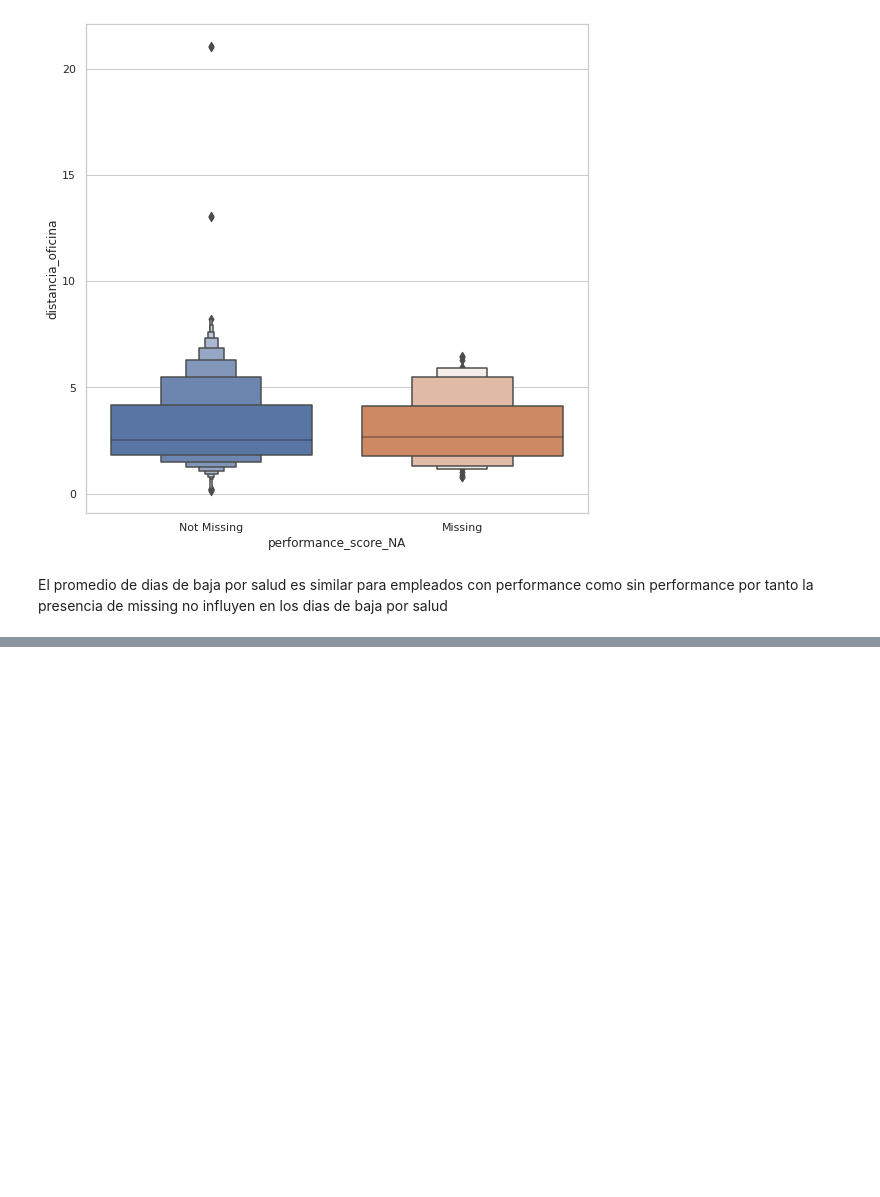
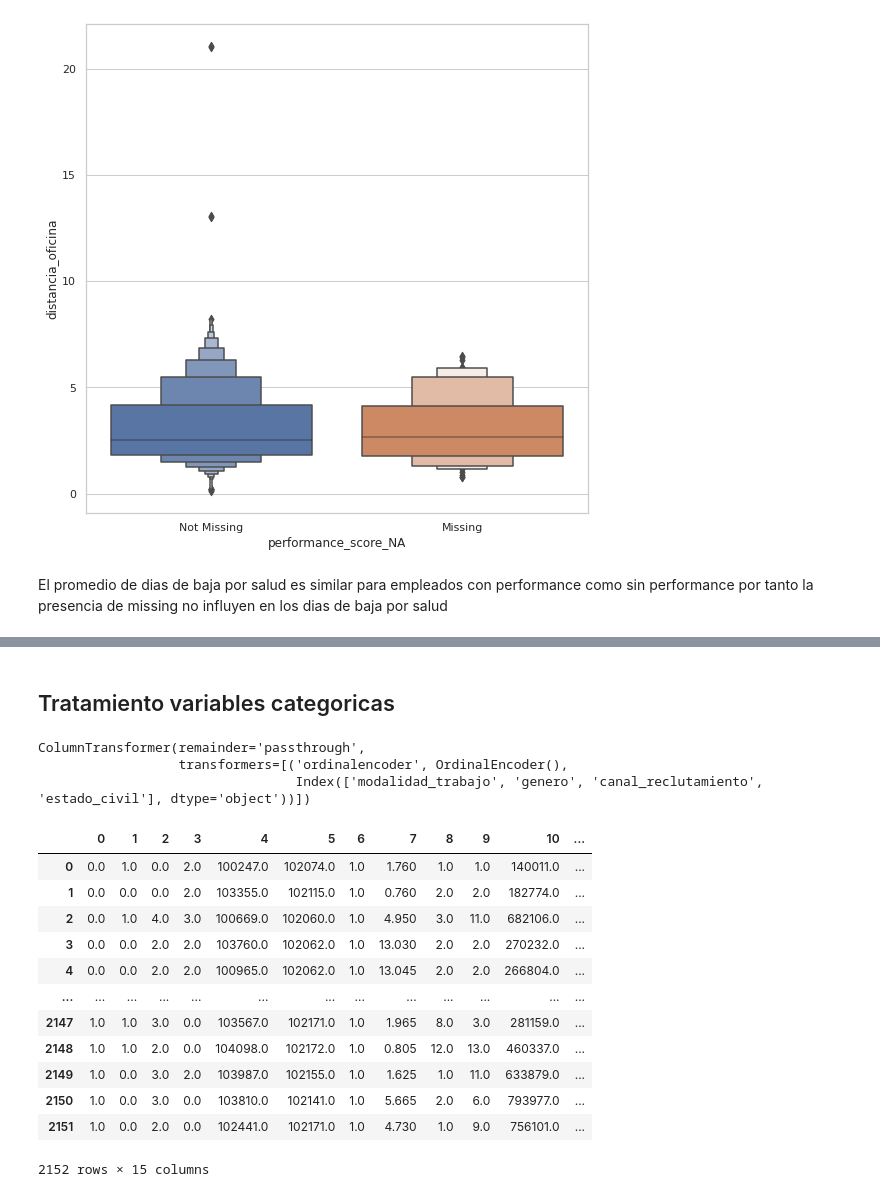
Before and after one commit to Freakscode/hackaton-indra, a Jupyter notebook: Datos_Hackaton/analisis_missing_train.ipynb, the cells around one changed output, grey strips where cells are left out. Drawn from its saved outputs; the diff is of its cells as text; code cells hidden in the pictures; blank space fills up the shorter version.

```diff
--- a/Datos_Hackaton/analisis_missing_train.ipynb
+++ b/Datos_Hackaton/analisis_missing_train.ipynb
@@ -462,0 +503,49 @@ El promedio de dias de baja por salud es similar para empleados con performance
+# %% [markdown]
+## Tratamiento variables categoricas
+# %%
+# nombre de las variables categoricas
+categorical_v = (
+    df.select_dtypes(include=[object, 'category']).columns
+)
+# %%
+import sklearn.compose
+import sklearn.impute
+import sklearn.preprocessing
+import statsmodels.api as sm
+import statsmodels.datasets
+
+
+# funcion transformador
+
+categorical_transformer = sklearn.compose.make_column_transformer(
+    (sklearn.preprocessing.OrdinalEncoder(), categorical_v),
+    remainder='passthrough'
+)
+
+categorical_transformer
+# %% [output]
+ColumnTransformer(remainder='passthrough',
+                  transformers=[('ordinalencoder', OrdinalEncoder(),
+                                 Index(['modalidad_trabajo', 'genero', 'canal_reclutamiento', 'estado_civil'], dtype='object'))])
+# %%
+# dataframe transformado
+
+(
+    pd.DataFrame(
+        categorical_transformer.fit_transform(df)
+    )
+)
+# %% [output]
+|  | 0 | 1 | 2 | 3 | 4 | 5 | 6 | 7 | 8 | 9 | 10 | ... |
+| 0 | 0.0 | 1.0 | 0.0 | 2.0 | 100247.0 | 102074.0 | 1.0 | 1.760 | 1.0 | 1.0 | 140011.0 | ... |
+| 1 | 0.0 | 0.0 | 0.0 | 2.0 | 103355.0 | 102115.0 | 1.0 | 0.760 | 2.0 | 2.0 | 182774.0 | ... |
+| 2 | 0.0 | 1.0 | 4.0 | 3.0 | 100669.0 | 102060.0 | 1.0 | 4.950 | 3.0 | 11.0 | 682106.0 | ... |
+| 3 | 0.0 | 0.0 | 2.0 | 2.0 | 103760.0 | 102062.0 | 1.0 | 13.030 | 2.0 | 2.0 | 270232.0 | ... |
+| 4 | 0.0 | 0.0 | 2.0 | 2.0 | 100965.0 | 102062.0 | 1.0 | 13.045 | 2.0 | 2.0 | 266804.0 | ... |
+| ... | ... | ... | ... | ... | ... | ... | ... | ... | ... | ... | ... | ... |
+| 2147 | 1.0 | 1.0 | 3.0 | 0.0 | 103567.0 | 102171.0 | 1.0 | 1.965 | 8.0 | 3.0 | 281159.0 | ... |
+| 2148 | 1.0 | 1.0 | 2.0 | 0.0 | 104098.0 | 102172.0 | 1.0 | 0.805 | 12.0 | 13.0 | 460337.0 | ... |
+| 2149 | 1.0 | 0.0 | 3.0 | 2.0 | 103987.0 | 102155.0 | 1.0 | 1.625 | 1.0 | 11.0 | 633879.0 | ... |
+| 2150 | 1.0 | 0.0 | 3.0 | 0.0 | 103810.0 | 102141.0 | 1.0 | 5.665 | 2.0 | 6.0 | 793977.0 | ... |
+| 2151 | 1.0 | 0.0 | 2.0 | 0.0 | 102441.0 | 102171.0 | 1.0 | 4.730 | 1.0 | 9.0 | 756101.0 | ... |
+2152 rows × 15 columns
```
Also changed, not shown: parts of 14 cells of this notebook, 1 other file.
